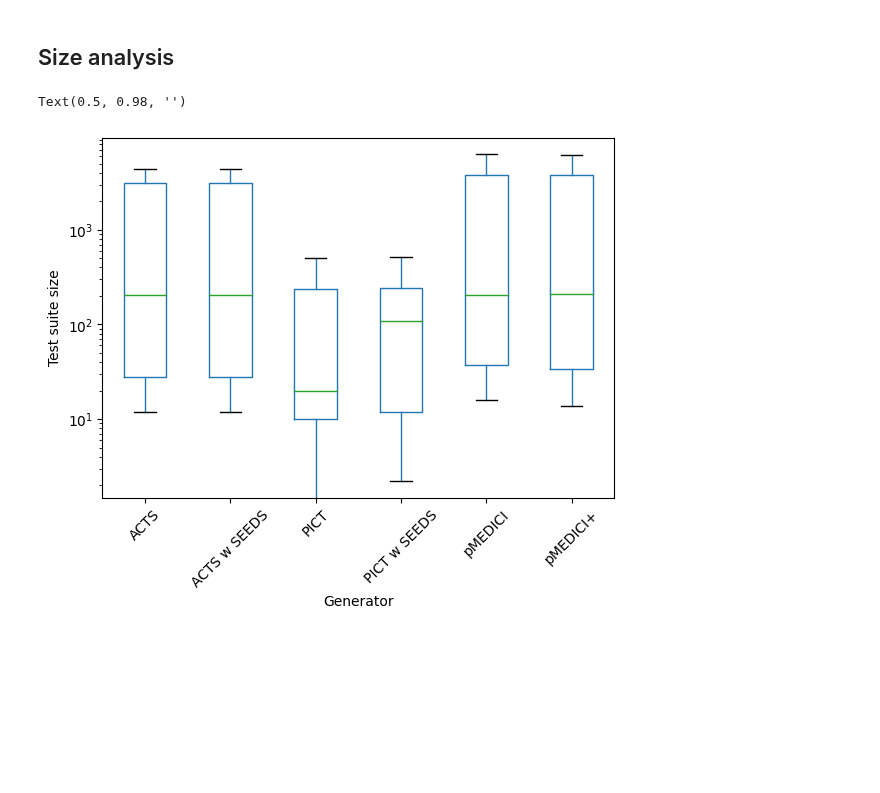
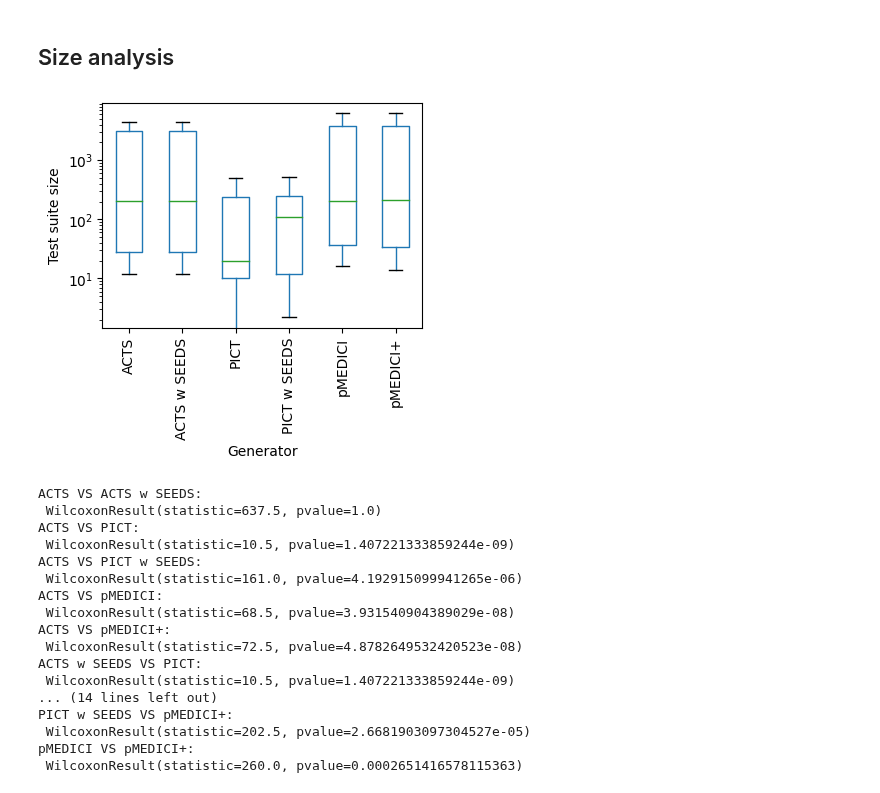
Before and after one commit to fmselab/ct-tools, a Jupyter notebook: IncrementalCitGeneration/experiments/AnalysisExperimentsSINC.ipynb, the cells around one changed output. Cells and saved outputs as stored; diff of their text form; code cells hidden in the pictures; blank space fills up the shorter version.

```diff
--- a/IncrementalCitGeneration/experiments/AnalysisExperimentsSINC.ipynb
+++ b/IncrementalCitGeneration/experiments/AnalysisExperimentsSINC.ipynb
@@ -33,3 +40,7 @@ Index: []
+# %%
+# Set all timeouts (TSTime = -1) to TSTime = 300001 and with Size = MAX Size
+dfFiltered.loc[dfFiltered['TSTime'] == -1, 'TSSize'] = 100000
+dfFiltered.loc[dfFiltered['TSTime'] == -1, 'TSTime'] = 301000
 # %%
 # Print the average time and size for each Generator
 print(dfFiltered.groupby(['Generator']).agg({'TSSize':'mean', 'TSTime':'mean'}))
@@ -45,7 +56,3 @@ pMEDICI+      16895.056  58225.316
-# %%
-# Set all timeouts (TSTime = -1) to TSTime = 300001 and with Size = MAX Size
-dfFiltered.loc[dfFiltered['TSTime'] == -1, 'TSSize'] = 100000
-dfFiltered.loc[dfFiltered['TSTime'] == -1, 'TSTime'] = 300001
 # %% [markdown]
 ## Time analysis
 # %%
@@ -90,14 +101,42 @@ pMEDICI VS pMEDICI+ WilcoxonResult(statistic=68.0, pvalue=1.6251107579189222e-06
 # %%
 # Extract the TS Size of different generators
 dfTSSize = dfFiltered[['Generator','TSSize']]
 
 # Boxplot the TS Size of different generators and remove the outliers
-ax = dfTSSize.boxplot(by='Generator', showfliers=False, grid=False, rot=45)
+ax = dfTSSize.boxplot(by='Generator', showfliers=False, grid=False, rot=90)
 ax.set_yscale('log')
 ax.set_ylabel('Test suite size')
 ax.set_xlabel('Generator')
 ax.set_title('')
 plt.suptitle('')
+# Set the figure size
+fig = plt.gcf()
+fig.set_size_inches(4, 3)
+# Export the figure in PDF
+plt.savefig("pictures/SINC_TS_Size.pdf", bbox_inches='tight')
 # %% [output]
-Text(0.5, 0.98, '')
-[figure, old version]
+[figure, new version]
+# %%
+# Execute a Wilcoxon Signed-Rank test among each couple of Generators investigating the TSTime
+generators = dfTSSize['Generator'].unique()
+for generator1, generator2 in combinations(generators, 2):
+    if not (generator1 in ['ACTS', 'ACTS W SEEDS'] and generator2 in ['ACTS', 'ACTS W SEEDS']):
+        print(generator1 + " VS " + generator2 + ":\n", wilcoxon(dfTSSize[dfTSSize['Generator'] == generator1]['TSSize'], dfTSSize[dfTSSize['Generator'] == generator2]['TSSize'], zero_method='zsplit'))
+# %% [output]
+ACTS VS ACTS w SEEDS:
+ WilcoxonResult(statistic=637.5, pvalue=1.0)
+ACTS VS PICT:
+ WilcoxonResult(statistic=10.5, pvalue=1.407221333859244e-09)
+ACTS VS PICT w SEEDS:
+ WilcoxonResult(statistic=161.0, pvalue=4.192915099941265e-06)
+ACTS VS pMEDICI:
+ WilcoxonResult(statistic=68.5, pvalue=3.931540904389029e-08)
+ACTS VS pMEDICI+:
+ WilcoxonResult(statistic=72.5, pvalue=4.8782649532420523e-08)
+ACTS w SEEDS VS PICT:
+ WilcoxonResult(statistic=10.5, pvalue=1.407221333859244e-09)
+... (14 lines left out)
+PICT w SEEDS VS pMEDICI+:
+ WilcoxonResult(statistic=202.5, pvalue=2.6681903097304527e-05)
+pMEDICI VS pMEDICI+:
+ WilcoxonResult(statistic=260.0, pvalue=0.0002651416578115363)
```
Also changed, not shown: parts of 5 cells of this notebook, 2 other files.
